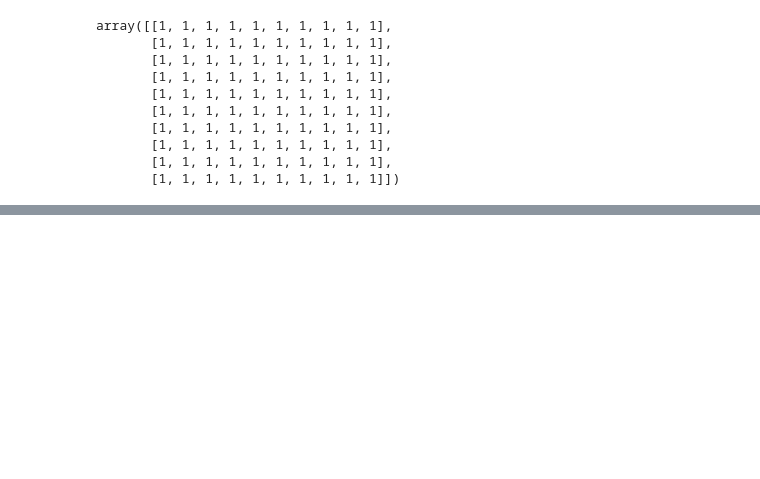
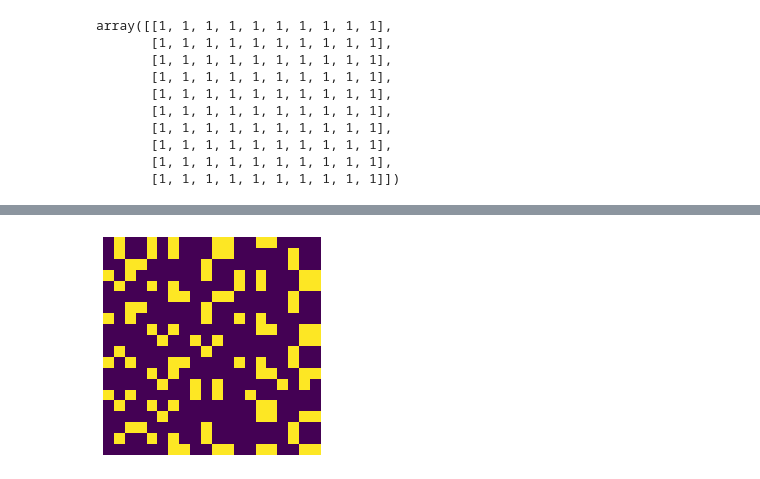
Before and after one commit to flpeters/TextureSynthesis, a Jupyter notebook: 00_Main.ipynb, the cells around one changed output, grey strips where cells are left out. Cells and saved outputs as stored; diff of their text form; code cells hidden in the pictures; blank space fills up the shorter version.

```diff
--- a/00_Main.ipynb
+++ b/00_Main.ipynb
@@ -898,0 +902,36 @@ show_image(Image)
+# %%
+# TODO: convert this into a list
+Rules = {
+    0: {
+        'L' : (2,3),
+        'R' : (2,3),
+        'U' : (1,3),
+        'D' : (1,2,3),
+    },
+    1: {
+        'L' : (1,3),
+        'R' : (1,2,3),
+        'U' : (0,3),
+        'D' : (0,3),
+    },
+    2: {
+        'L' : (0,1,3),
+        'R' : (0,3),
+        'U' : (0,3),
+        'D' : (3,),
+    },
+    3: {
+        'L' : (0,1,2),
+        'R' : (0,1,2),
+        'U' : (0,1,2),
+        'D' : (0,1,2),
+    },
+}
+verify_rules_2D(Rules)
+# %%
+N, M = 10, 10
+Image = WFC_2D(N, M, Tiles, Rules)
+AssembledImage = TileMatrix[Image].reshape(N*2, M*2)
+show_image(AssembledImage)
+# %% [output]
+[figure, added]
```
Also changed, not shown: parts of 30 cells of this notebook.
